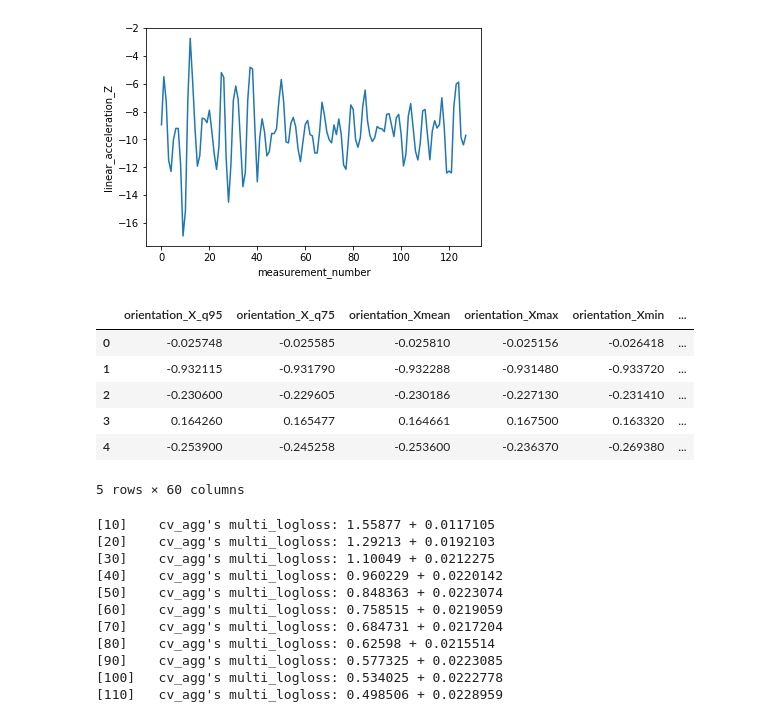
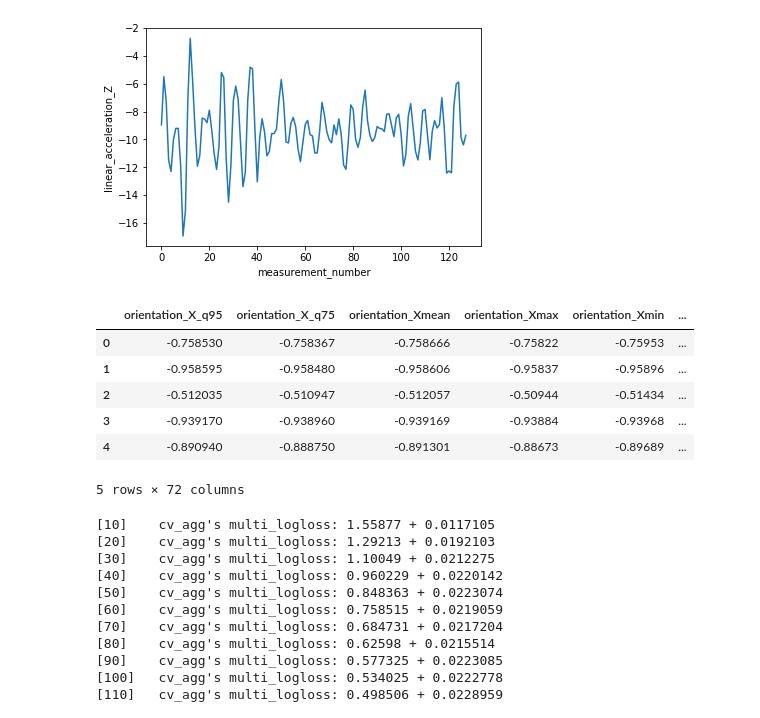
Before and after one commit to Adrian-Salazar411/Kaggle-Career-Con-Competition, a Jupyter notebook: Kaggle-Career-Con.ipynb, the cells around one changed output. Drawn from its saved outputs; the diff is of its cells as text; code cells hidden in the pictures.

Commit message:
Forgot to change test set for every feature

```diff
--- a/Kaggle-Career-Con.ipynb
+++ b/Kaggle-Career-Con.ipynb
@@ -61,22 +82,22 @@ def df_transform(df):
             train_df.loc[i, col + 'min'] = np.min(df.loc[df['series_id'] == i, col])
             train_df.loc[i, col + 'std'] = np.std(df.loc[df['series_id'] == i, col])
             train_df.loc[i, col + 'std'] = np.min(df.loc[df['series_id'] == i, col])/np.max(df.loc[df['series_id'] == i, col])
-            train_df = train_df.drop('series_id', axis =1)
     return train_df
 # %%
 train_df = df_transform(x_train)
 test_df =df_transform(test)
 # %%
-test_df = test_df.drop('series_id', axis =1)
-test_df.head()
+#rain_df = train_df.drop('series_id', axis = 1)
+#est_df = test_df.drop('series_id', axis =1)
+train_df.head()
 # %% [output]
 |  | orientation_X_q95 | orientation_X_q75 | orientation_Xmean | orientation_Xmax | orientation_Xmin | ... |
-| 0 | -0.025748 | -0.025585 | -0.025810 | -0.025156 | -0.026418 | ... |
-| 1 | -0.932115 | -0.931790 | -0.932288 | -0.931480 | -0.933720 | ... |
-| 2 | -0.230600 | -0.229605 | -0.230186 | -0.227130 | -0.231410 | ... |
-| 3 | 0.164260 | 0.165477 | 0.164661 | 0.167500 | 0.163320 | ... |
-| 4 | -0.253900 | -0.245258 | -0.253600 | -0.236370 | -0.269380 | ... |
+| 0 | -0.758530 | -0.758367 | -0.758666 | -0.75822 | -0.75953 | ... |
+| 1 | -0.958595 | -0.958480 | -0.958606 | -0.95837 | -0.95896 | ... |
+| 2 | -0.512035 | -0.510947 | -0.512057 | -0.50944 | -0.51434 | ... |
+| 3 | -0.939170 | -0.938960 | -0.939169 | -0.93884 | -0.93968 | ... |
+| 4 | -0.890940 | -0.888750 | -0.891301 | -0.88673 | -0.89689 | ... |
-5 rows × 60 columns
+5 rows × 72 columns
 # %%
 LE = LabelEncoder()
 y_train['surface'] = LE.fit_transform(y_train['surface'])
```
Also changed, not shown: parts of 6 cells of this notebook.
